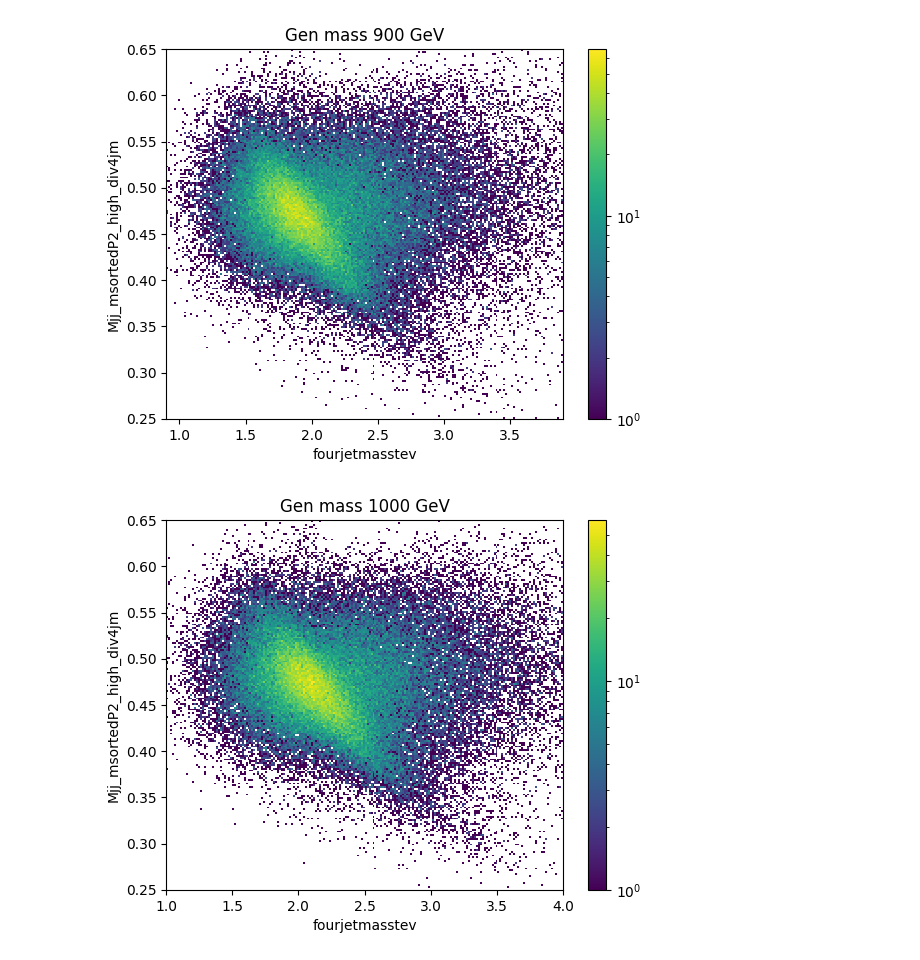
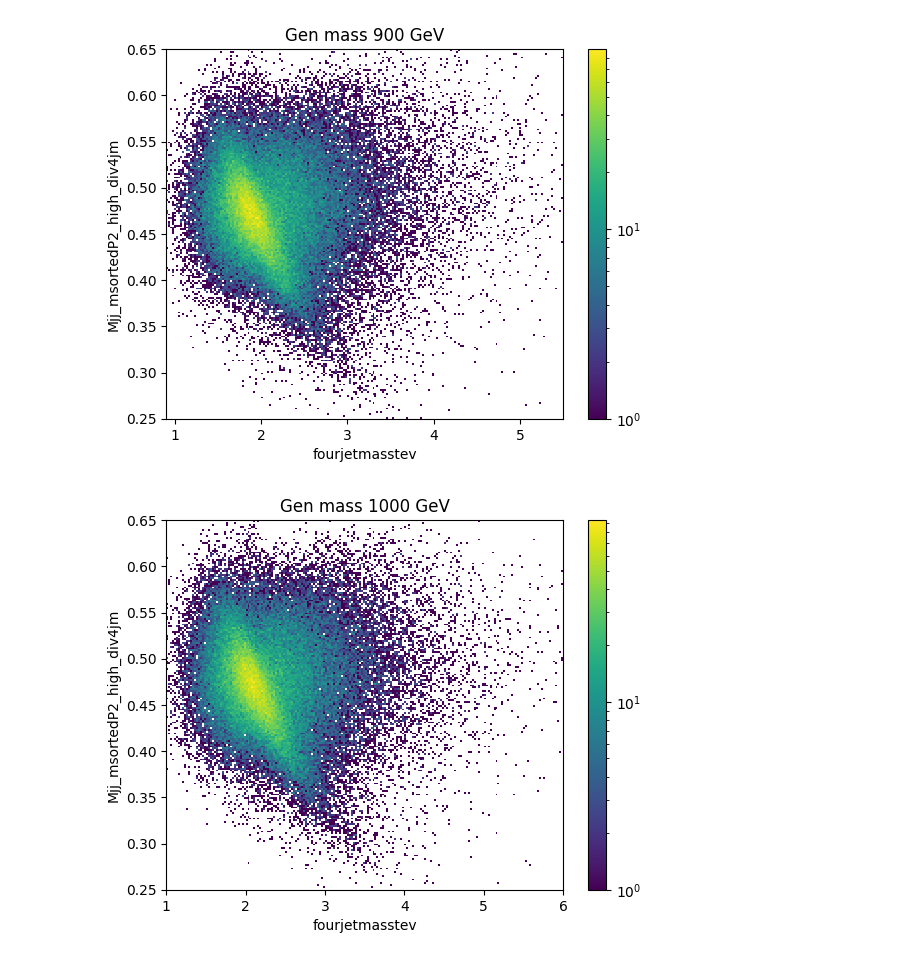
Before and after one commit to wang-hui/DiJet_ML, a Jupyter notebook: Dijet_DNN_quad_sum_mass_diff.ipynb, the cells around one changed output. Drawn from its saved outputs; the diff is of its cells as text; code cells hidden in the pictures.

```diff
--- a/Dijet_DNN_quad_sum_mass_diff.ipynb
+++ b/Dijet_DNN_quad_sum_mass_diff.ipynb
@@ -76,12 +76,13 @@ def make_training_and_testing_pd(Mass):
 
     return [TrainingDF, TestingDF]
 # %%
-Masses = [500, 600, 700, 800, 900, 1000]
+Masses = [500, 600, 700, 800, 900, 1000, 1250, 1500, 1750, 2000, 2500, 3000]
 
-NotebookName = "quad_sum_mass_diff"
-PlotsDir = "plots/plots_" + NotebookName + "/"
-if not os.path.exists(PlotsDir):
-    os.makedirs(PlotsDir)
+SanityCheckPlots = True
+NotebookName = "quad_sum_mass_diff_DNN_L1L2"
+ResultsDir = "results_temp/results_" + NotebookName + "/"
+if not os.path.exists(ResultsDir):
+    os.makedirs(ResultsDir)
 # %%
 #multithreading and memory monitoring in case large input files in the future
 Mem0 = psutil.virtual_memory().available
@@ -164,14 +182,15 @@ plt.hist(TestingDF["Mass"], bins = len(Masses), range = [450, 1050], rwidth = 0.
 # %%
-for Mass in Masses:
-    TrainingDF_temp = TrainingDF.loc[TrainingDF["Mass"] == Mass]
-    if len(TrainingDF_temp.index) == 0: continue
-    plt.hist2d(TrainingDF_temp["fourjetmasstev"], TrainingDF_temp["Mjj_msortedP2_high_div4jm"],
-               bins = 200, range = [[Mass/1000, Mass/1000 + 3], [0.25,0.65]], norm = "log")
-    #plt.scatter(TrainingDF_temp["fourjetmasstev"], TrainingDF_temp["Mjj_msortedP2_high_div4jm"])
-    plt.title("Gen mass " + str(Mass) + " GeV")
-    plt.xlabel("fourjetmasstev")
-    plt.ylabel("Mjj_msortedP2_high_div4jm")
-    plt.colorbar()
-    plt.show()
+if SanityCheckPlots:
+    for i, Mass in enumerate(Masses):
+        TrainingDF_temp = TrainingDF.loc[TrainingDF["Mass"] == Mass]
+        if len(TrainingDF_temp.index) == 0: continue
+        plt.hist2d(TrainingDF_temp["fourjetmasstev"], TrainingDF_temp["Mjj_msortedP2_high_div4jm"],
+                   bins = 200, range = [[Mass/1000, Mass/1000 + 3 + 0.4*i], [0.25,0.65]], norm = "log")
+        #plt.scatter(TrainingDF_temp["fourjetmasstev"], TrainingDF_temp["Mjj_msortedP2_high_div4jm"])
+        plt.title("Gen mass " + str(Mass) + " GeV")
+        plt.xlabel("fourjetmasstev")
+        plt.ylabel("Mjj_msortedP2_high_div4jm")
+        plt.colorbar()
+        plt.show()
 # %% [output]
 [figure]
@@ -181,2 +200,2 @@ for Mass in Masses:
-[figure, old version]
+[figure, new version]
-[figure, old version]
+[figure, new version]
```
Also changed, not shown: parts of 31 cells of this notebook, 1 other file.
